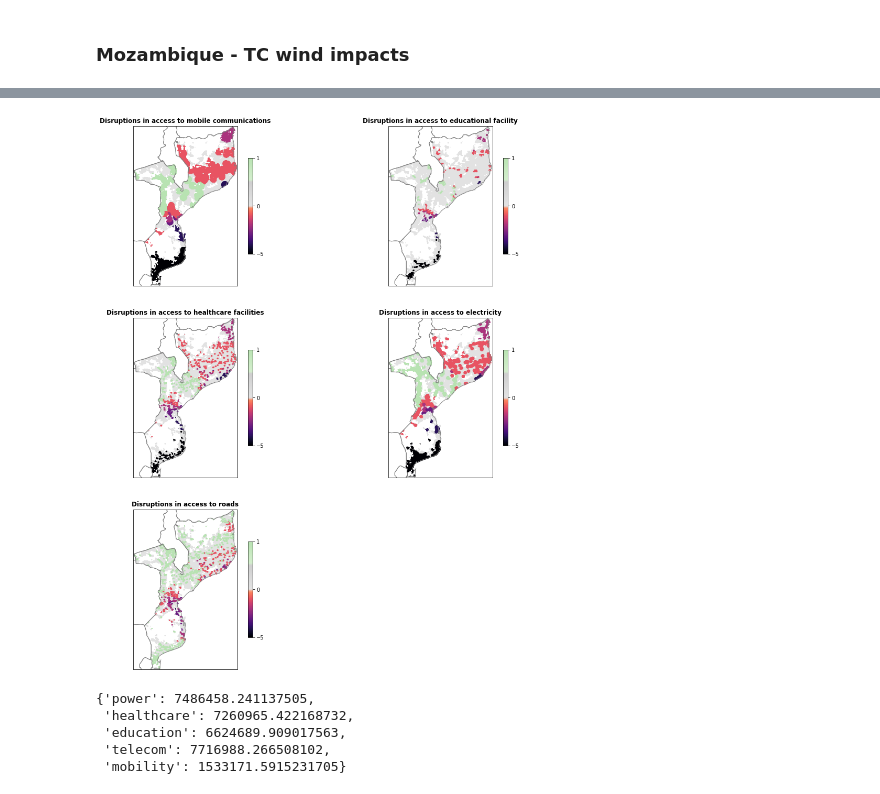
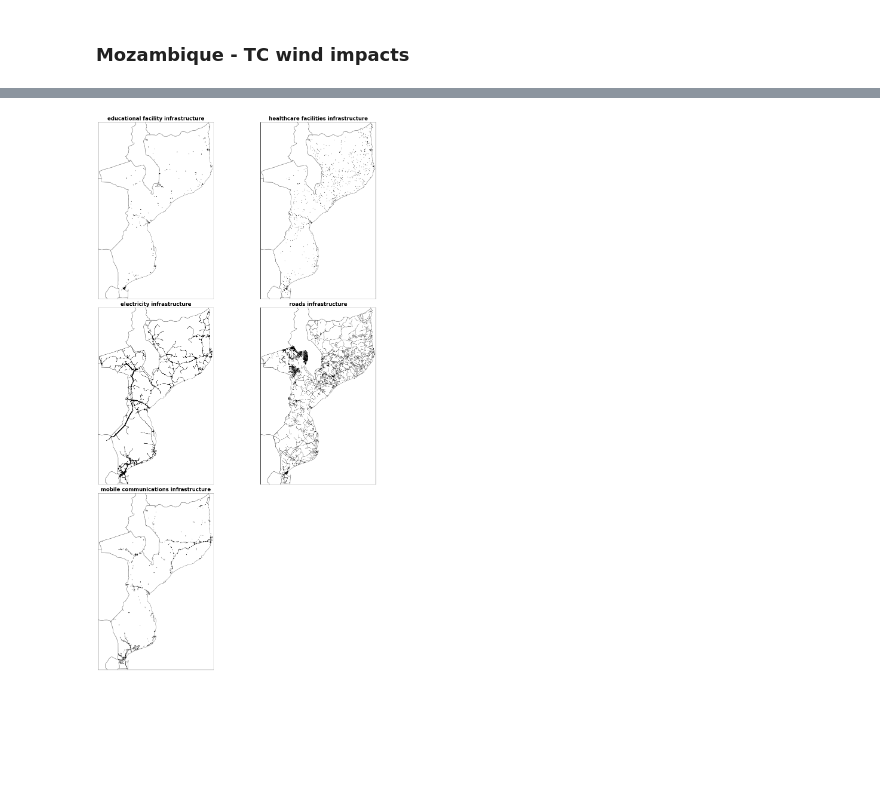
Before and after one commit to Evelyn-M/mozambique_healthcare, a Jupyter notebook: visuals_results.ipynb, the cells around one changed output, grey strips where cells are left out. Cells and saved outputs as stored; diff of their text form; code cells hidden in the pictures; blank space fills up the shorter version.

Commit message:
update plots, delete old cascade file

```diff
--- a/visuals_results.ipynb
+++ b/visuals_results.ipynb
@@ -154,7 +152,7 @@ def infra_plot(gdf, save_path=None):
     """ all infrastructures in one plot"""
 
     border = cfeature.NaturalEarthFeature('cultural', 'admin_0_countries', '50m')
-    ci_types = set(gdf.ci_type).difference({'people'})
+    ci_types = set(gdf.ci_type).difference({'people', 'power_plant'})
     f, axes = plt.subplots(3, int(np.ceil(len(ci_types)/3)),
                           subplot_kw=dict(projection=ccrs.PlateCarree()),
                           figsize=(16,20*1.4142))
@@ -165,17 +163,21 @@ def infra_plot(gdf, save_path=None):
 
         if ci_type=='road':
             gdf[gdf.ci_type==ci_type][:_get_roadmask(gdf)
-                    ].plot(ax=ax, markersize=1, linewidth=0.5,
+                    ].plot(ax=ax, markersize=0, linewidth=0.5,
+                           transform=ccrs.PlateCarree(), color='k')
+        elif ci_type=='power_line':
+            gdf[gdf.ci_type==ci_type].plot(ax=ax, markersize=2, linewidth=0.5,
+                           transform=ccrs.PlateCarree(), color='k')
+            gdf[gdf.ci_type=='power_plant'].plot(ax=ax, markersize=4, linewidth=0.5,
                            transform=ccrs.PlateCarree(), color='k')
         else:
             gdf[gdf.ci_type==ci_type].plot(
                 ax=ax, markersize=1, linewidth=0.5,
                 transform=ccrs.PlateCarree(), color='k')
-
-        ax.set_title(f'{ci_type}', weight='bold', fontsize=17)
+        ax.set_title(f'{service_dict()[ci_type]} infrastructure', weight='bold', fontsize=17)
     if len(ci_types)%2>0:
-        f.delaxes(axes[2,-1])
-    f.suptitle('Infrastructures', weight='bold', fontsize=24)
+        f.delaxes(axes.flatten()[-1])
+    #f.suptitle('Infrastructures', weight='bold', fontsize=24)
     f.tight_layout()
     f.subplots_adjust(bottom=0.05, top=0.95)
 
@@ -381,12 +398,25 @@ PATH_ROOT = '/cluster/work/climate/evelynm/nw_outputs/'
 cntry = 'Mozambique'
 iso3 = u_coords.country_to_iso(cntry)
 # %%
-haz_type = 'TC' # or FL or EQ
+haz_type = 'TCFL' # or FL or TCGL
 path_cntry_folder = PATH_ROOT+f'{iso3}/'
-path_save_plots = path_cntry_folder+'plots/'
+path_proj_folder = path_cntry_folder+'moz_project/'
+path_save_plots = path_proj_folder+'plots/'
+
 if not os.path.isdir(path_save_plots):
     os.mkdir(path_save_plots)
+
 path_nodes = path_cntry_folder+'cis_nw_nodes'
-path_stats = path_cntry_folder+f'service_stats_{haz_type}_{iso3}.pkl'
+path_stats = path_proj_folder+f'service_stats_idai_{haz_type}.pkl'
 path_base_stats = path_cntry_folder+f'base_stats_{iso3}.pkl'
+
+if haz_type =='TC':
+    path_cascresults = path_proj_folder+'cascade_results_2019063S18038'
+    event_name = 'wind Idai'
+elif haz_type=='FL':
+    path_cascresults = path_proj_folder+'cascade_results_Flood_Idai'
+    event_name = 'flooding Idai'
+else:
+    path_cascresults = path_proj_folder+'cascade_results_idai_tc_fl'
+    event_name = 'wind and flooding Idai'
 # %%
@@ -449,0 +504,4 @@ gdf_cumimpacts = sum_impacts(gdf_list)
+# %%
+gdf_idai = gpd.read_feather(path_cascresults)
+gdf_idai = get_accessstates(gdf_idai, node_gdf_orig)
+gdf_idai['casc_state'] = get_cascstate(gdf_idai)
@@ -450,4 +549,4 @@ gdf_cumimpacts = sum_impacts(gdf_list)
 # %%
-service_cumimpact_plot(gdf_cumimpacts, save_path=path_save_plots)
+infra_plot(gdf_idai, save_path=path_save_plots)
 # %% [output]
-[figure, old version]
+[figure, new version]
@@ -457,9 +553 @@ service_disr_idai = stats_dict['2019063S18038']
-# %%
-service_disr_idai
-# %% [output]
-{'power': 7486458.241137505,
- 'healthcare': 7260965.422168732,
- 'education': 6624689.909017563,
- 'telecom': 7716988.266508102,
- 'mobility': 1533171.5915231705}
 # %%
```
Also changed, not shown: parts of 32 cells of this notebook, 1 other file.
